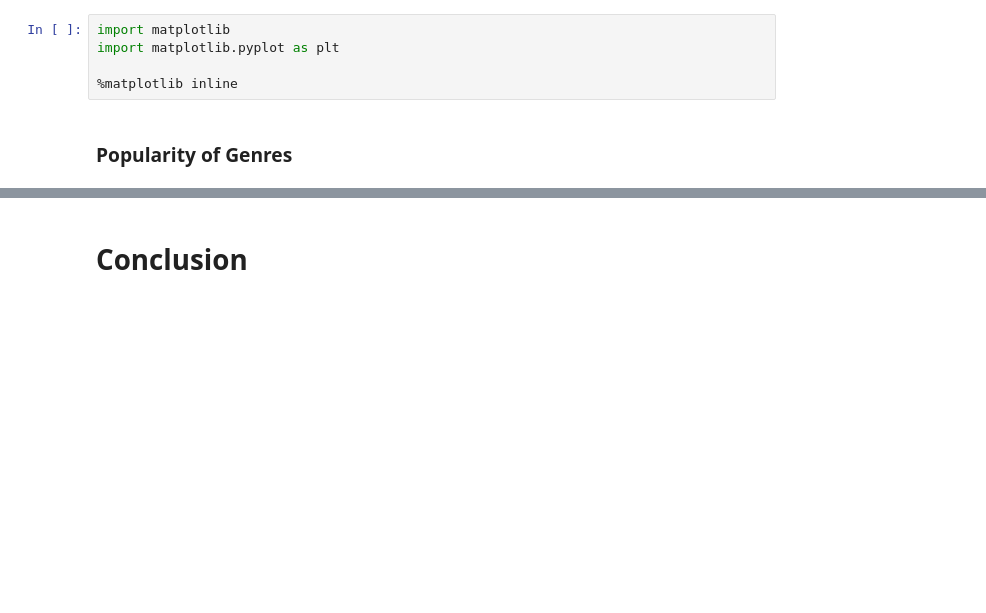
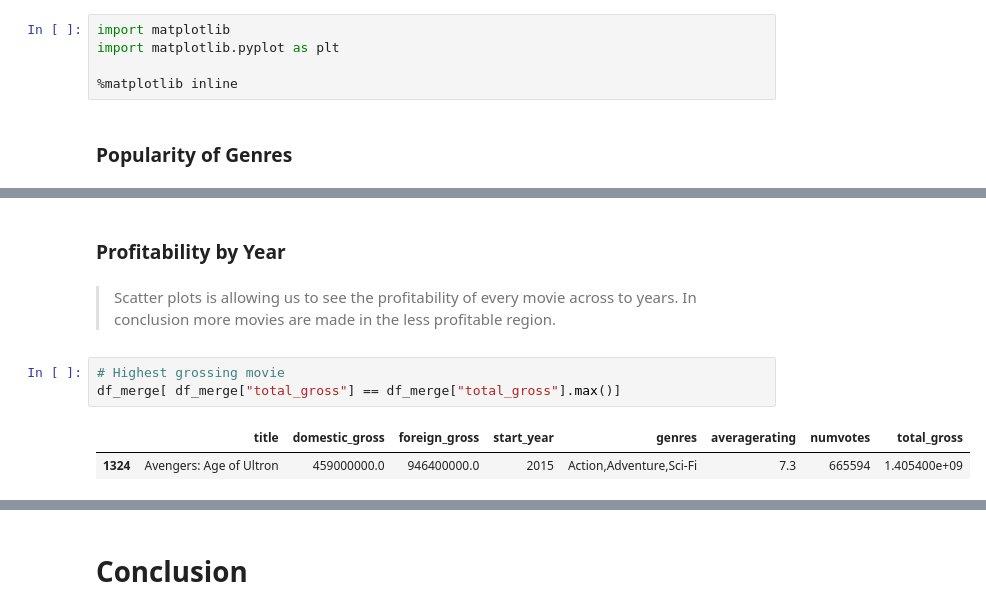
Before and after one commit to gt1719/Movie-Data-Analysis, a Jupyter notebook: movie_data_analysis.ipynb, the cells around one changed output, grey strips where cells are left out. Drawn from its saved outputs; the diff is of its cells as text; blank space fills up the shorter version.

```diff
--- a/movie_data_analysis.ipynb
+++ b/movie_data_analysis.ipynb
@@ -376 +494,11 @@ import matplotlib.pyplot as plt
+# %% [markdown]
+### Profitability by Year
+# %% [markdown]
+> Scatter plots is allowing us to see the profitability of every movie across to years. In conclusion more  movies are made in the less profitable region.
+# %%
+# Highest grossing movie
+df_merge[ df_merge["total_gross"] == df_merge["total_gross"].max()]
+# %% [output]
+|  | title | domestic_gross | foreign_gross | start_year | genres | averagerating | numvotes | total_gross |
+| 1324 | Avengers: Age of Ultron | 459000000.0 | 946400000.0 | 2015 | Action,Adventure,Sci-Fi | 7.3 | 665594 | 1.405400e+09 |
 # %%
```
Also changed, not shown: parts of 46 cells of this notebook, 4 other files.
